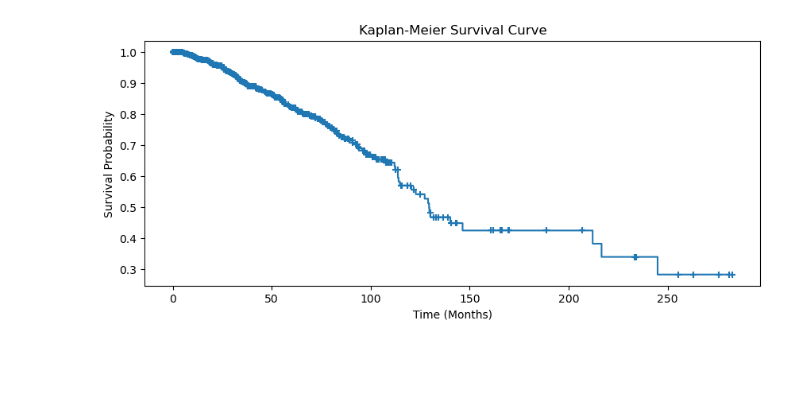
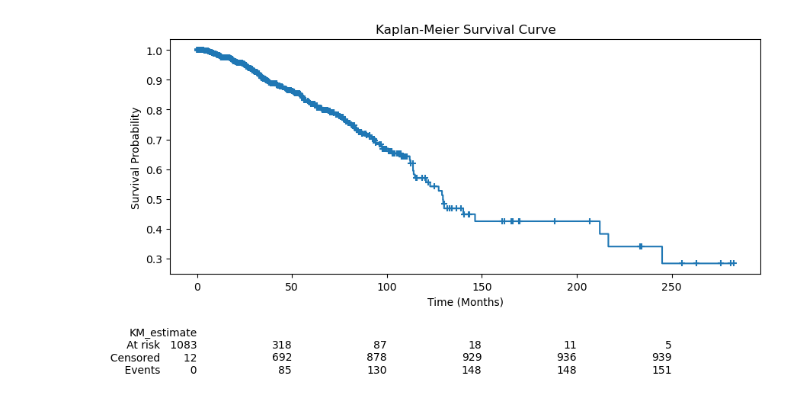
Before and after one commit to Matteo-Valerio/pyBioPortal, a Jupyter notebook: examples/test_pybioportal.ipynb, the cells around one changed output. Saved outputs shown, nothing was run; the diff lists cells and outputs as text; code cells hidden in the pictures; blank space fills up the shorter version.

```diff
--- a/examples/test_pybioportal.ipynb
+++ b/examples/test_pybioportal.ipynb
@@ -1,6 +1,6 @@
 # %%
 from pybioportal import clinical_data as cd
 # %%
-surv_data = cd.fetch_all_clinical_data_in_study(study_id="brca_tcga",
-                                                attribute_ids=["OS_STATUS", "OS_MONTHS", "RACE"],
-                                                clinical_data_type="PATIENT", ret_format="WIDE")
+data = cd.fetch_all_clinical_data_in_study(study_id="brca_tcga",
+                                           attribute_ids=["OS_STATUS", "OS_MONTHS", "RACE"],
+                                           clinical_data_type="PATIENT", ret_format="WIDE")
@@ -20,28 +37,36 @@ surv_data["OS_STATUS"] = surv_data["OS_STATUS"].map({"0:LIVING": 0, "1:DECEASED"
+# %%
+surv_data = prepare_data_for_kaplan_meier(data, "OS_STATUS", "OS_MONTHS")
+# %%
+from lifelines import KaplanMeierFitter
+import matplotlib.pyplot as plt
+
+
+# Initialize Kaplan-Meier fitter
+kmf = KaplanMeierFitter()
+
+T = surv_data["OS_MONTHS"] # time
+E = surv_data["OS_STATUS"] # event
 # %%
-import pandas as pd
-from lifelines import KaplanMeierFitter
-import matplotlib.pyplot as plt
-
-
-# Inizializzazione del fitter di Kaplan-Meier
-kmf = KaplanMeierFitter()
-
-# Fitting del modello Kaplan-Meier utilizzando la colonna OS_MONTHS
-kmf.fit(surv_data["OS_MONTHS"], event_observed=surv_data["OS_STATUS"])
+# Fitting Kaplan-Meier model
+kmf.fit(T, event_observed=E)
 
 plt.figure(figsize=(10,4))
 
-# Plot della curva di sopravvivenza
-ax = kmf.plot(ci_show=False)
-# Identificazione dei valori censurati e visualizzazione dei simboli con dimensioni personalizzate
-censored_times = surv_data[surv_data['OS_STATUS'] == False]['OS_MONTHS']  # Tempi censurati
-censored_probs = kmf.survival_function_.loc[censored_times].values.flatten()  # Probabilità di sopravvivenza
-ax.scatter(censored_times, censored_probs, marker='+', s=30)
+# Plot surv function
+ax = kmf.plot_survival_function(ci_show=False)
+
+# Setting symbol and dimension of censored values
+censored_times = surv_data[E == 0]["OS_MONTHS"]
+censored_probs = kmf.survival_function_.loc[censored_times].values.flatten()
+ax.scatter(censored_times, censored_probs, marker="+", s=30)
 
 plt.title("Kaplan-Meier Survival Curve")
 plt.xlabel("Time (Months)")
 plt.ylabel("Survival Probability")
 plt.legend().remove()
+
+# from lifelines.plotting import add_at_risk_counts
+add_at_risk_counts(kmf, ax=ax)
 plt.show()
 # %% [output]
-[figure, old version]
+[figure, new version]
```
Also changed, not shown: parts of 5 cells of this notebook.
